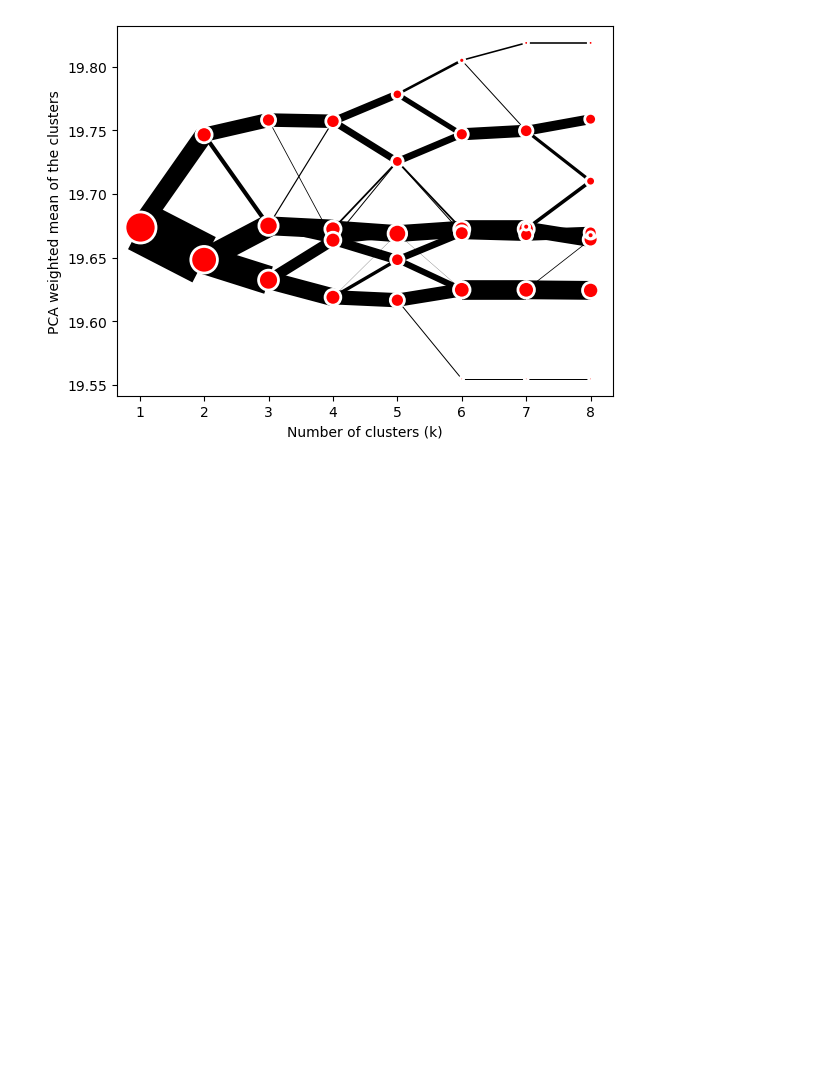
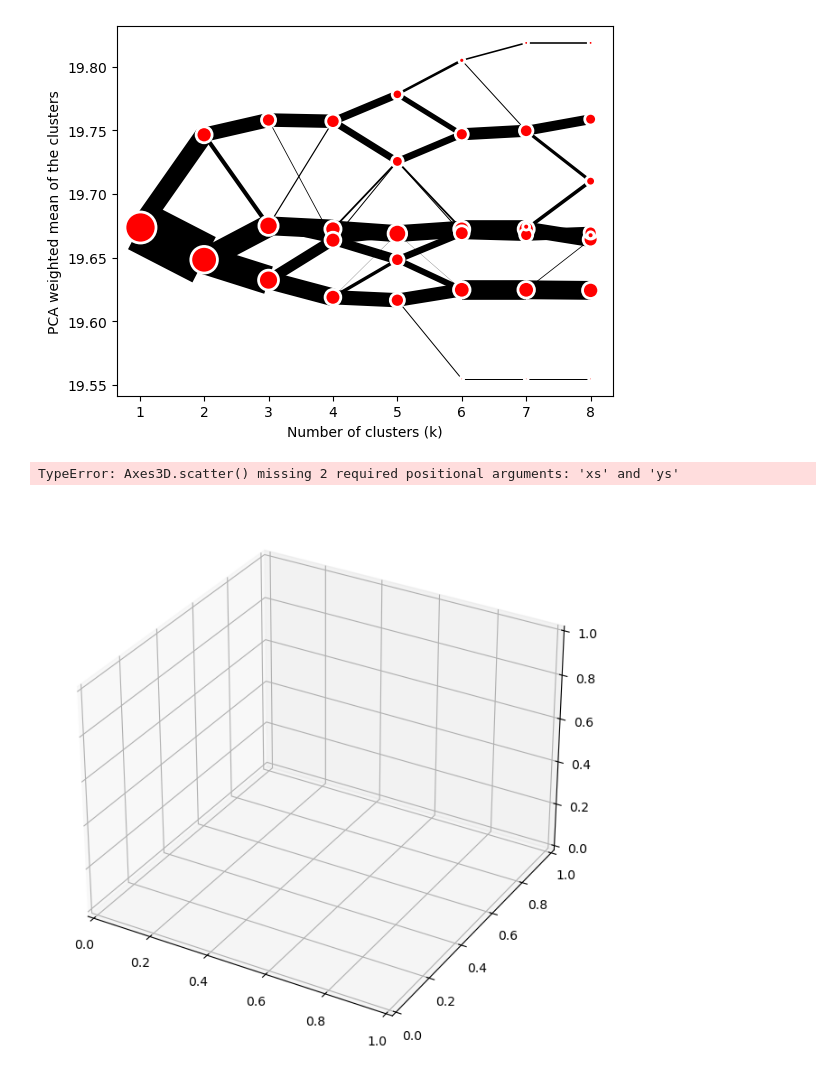
Before and after one commit to ivajazz/ML_4, a Jupyter notebook: dst3-ml4-5_visualization.ipynb, the cells around one changed output. Saved outputs shown, nothing was run; the diff lists cells and outputs as text; code cells hidden in the pictures; blank space fills up the shorter version.

```diff
--- a/dst3-ml4-5_visualization.ipynb
+++ b/dst3-ml4-5_visualization.ipynb
@@ -390,3 +394,30 @@ K=7 fitted in 0.015 seconds.
 K=8 fitted in 0.004 seconds.
 <Axes: xlabel='Number of clusters (k)', ylabel='PCA weighted mean of the clusters'>
 [figure]
+# %%
+# инициализируем k-means-кластеризацию с шестью кластерами
+kmeans_clustering = KMeans(n_clusters=6)
+
+# обучим k-means-модель кластеризации на данных широты, долготы и цены, сохраним данные о кластерах для этих данных в kmeans_predictions
+kmeans_predictions = kmeans_clustering.fit_predict(df[['latitude', 'longitude', 'price']])
+
+# сохраним предсказания в колонку clusters датафрейма
+df["clusters_3d"] = kmeans_predictions
+# %%
+from mpl_toolkits.mplot3d import Axes3D
+
+# создадим трёхмерный объект
+fig = plt.figure(figsize=(6,6))
+ax = Axes3D(fig)
+# добавим дополнительную ось в объект картинки
+fig.add_axes(ax)
+
+# визуализируем данные, передав значения x, y, z, а также информацию о группировке данных по цветам
+ax.scatter(x=df.longitude.to_list(), y=df.latitude.to_list(), z=df.price.to_list(), c=df.clusters_3d)
+# добавим оси
+ax.set_xlabel('longitude')
+ax.set_ylabel('latitude')
+ax.set_zlabel('price')
+# %% [output]
+TypeError: Axes3D.scatter() missing 2 required positional arguments: 'xs' and 'ys'
+[figure, added]
```
Also changed, not shown: parts of 3 cells of this notebook.
